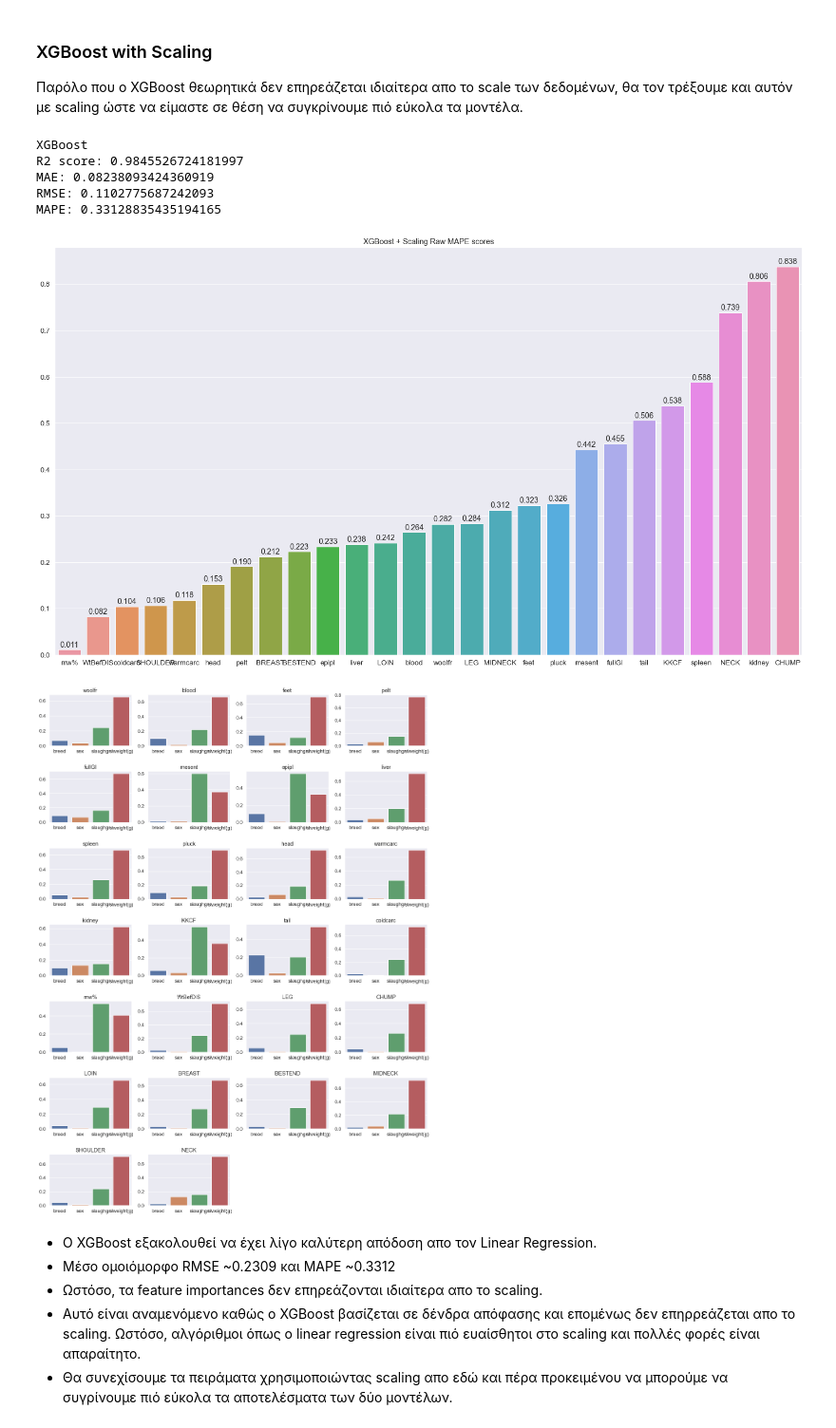
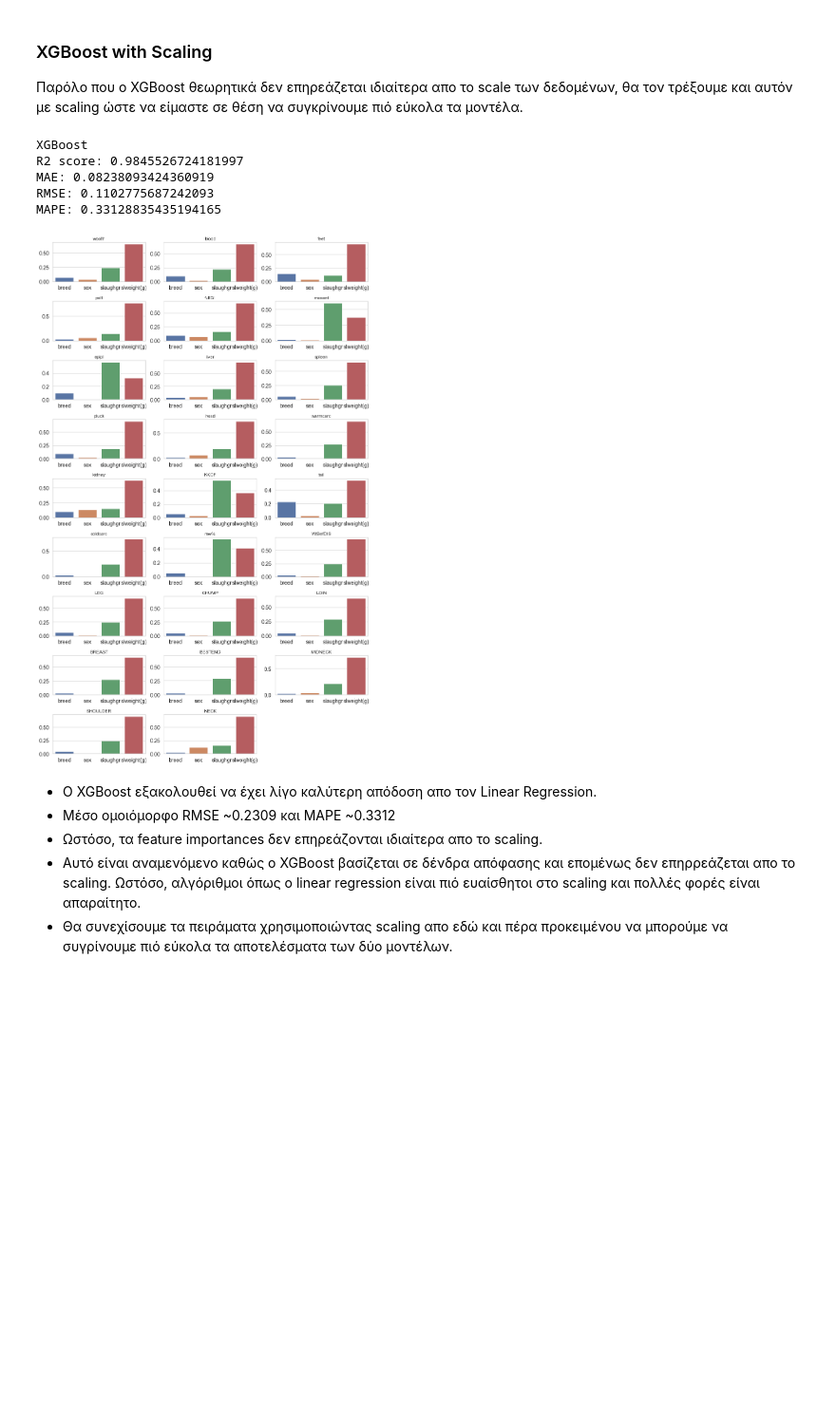
Before and after one commit to antonis-ant/thesis-code, a Jupyter notebook: notebooks/EDA_notebook.ipynb, the cells around one changed output. Shown at 95% size. Saved outputs shown, nothing was run; the diff lists cells and outputs as text; code cells hidden in the pictures; blank space fills up the shorter version.

Commit message:
Improved graph representations, in order to use them on word document.

```diff
--- a/notebooks/EDA_notebook.ipynb
+++ b/notebooks/EDA_notebook.ipynb
@@ -285,19 +298,18 @@ scaling ώστε να είμαστε σε θέση να συγκρίνουμε
 # %%
 # Run xgboost model with scaling & get results
 res = run_xgb_model(X_scaled, y_scaled)
 print_results(res)
 # Present raw rmse scores with a barplot
-scores_barplot(res['scores']['rv_scores_mape'], y.columns, title='XGBoost + Scaling Raw MAPE scores')
+# scores_barplot(res['scores']['rv_scores_mape'], y.columns, title='XGBoost + Scaling Raw MAPE scores')
 # Plot coefficients
 plot_feature_imps(res['feat_imps'], X.columns, y.columns)
 # %% [output]
 XGBoost
 R2 score: 0.9845526724181997
 MAE: 0.08238093424360919
 RMSE: 0.1102775687242093
 MAPE: 0.33128835435194165
-[figure, old version]
+[figure, new version]
-[figure, removed]
 # %% [markdown]
 * O XGBoost εξακολουθεί να έχει λίγο καλύτερη απόδοση απο τον Linear Regression.
 * Μέσο ομοιόμορφο RMSE ~0.2309 και MAPE ~0.3312
```
Also changed, not shown: parts of 18 cells of this notebook, 3 other files.
